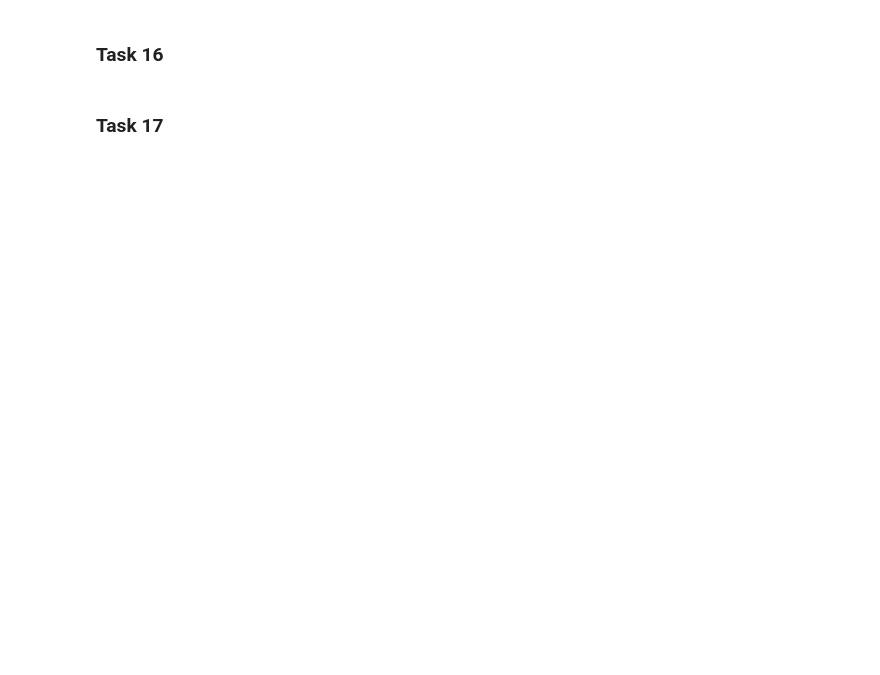
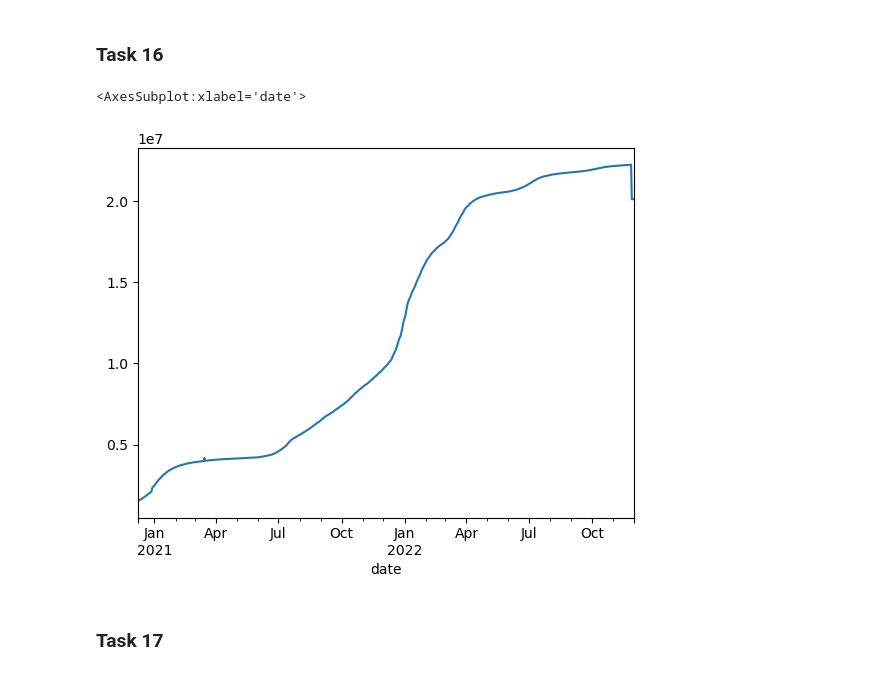
Before and after one commit to congrendai/CW2_for_computer_programing, a Jupyter notebook: CW2_A1.ipynb, the cells around one changed output. Saved outputs shown, nothing was run; the diff lists cells and outputs as text; code cells hidden in the pictures; blank space fills up the shorter version.

```diff
--- a/CW2_A1.ipynb
+++ b/CW2_A1.ipynb
@@ -146,4 +183,10 @@ covid_data[covid_data["area"] == "London"].fillna(method='bfill')
 # %% [markdown]
 ### Task 16
+# %%
+cumulative_cases_summed_over_all_areas = covid_data.groupby("date")["cumulative_cases"].sum()
+cumulative_cases_summed_over_all_areas.plot()
+# %% [output]
+<AxesSubplot:xlabel='date'>
+[figure, added]
 # %% [markdown]
 ### Task 17
```
Also changed, not shown: parts of 17 cells of this notebook, 1 other file.
